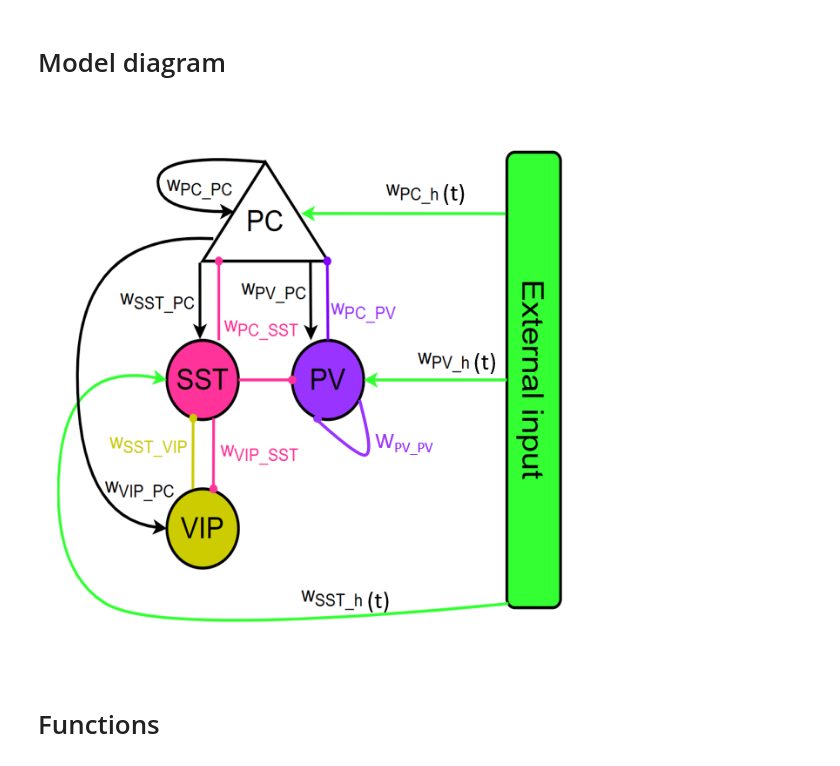
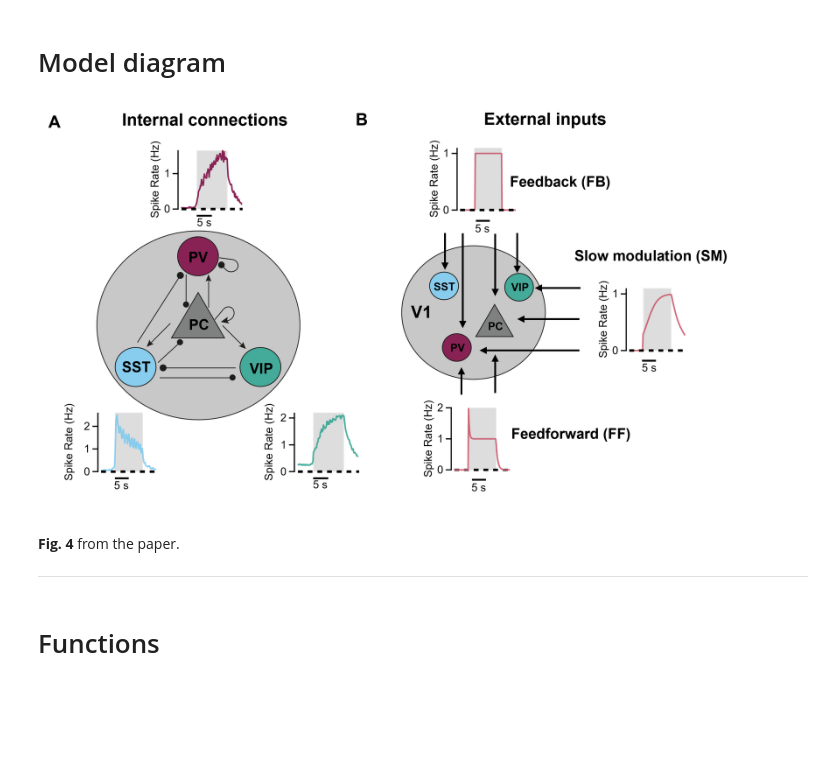
Before and after one commit to lagnadoLab/CortexModel, a Jupyter notebook: Naive_opto_tails_prev_FBall_FBnotail_weightScalingTestTest.ipynb, the cells around one changed output. Saved outputs shown, nothing was run; the diff lists cells and outputs as text; code cells hidden in the pictures; blank space fills up the shorter version.

```diff
--- a/Naive_opto_tails_prev_FBall_FBnotail_weightScalingTestTest.ipynb
+++ b/Naive_opto_tails_prev_FBall_FBnotail_weightScalingTestTest.ipynb
@@ -29,6 +17,6 @@ Wall time: 0 ns
 # %% [markdown]
 # Model diagram
 # %%
-display.Image(r'Model_diagram.png')
+display.Image(filename=r'Model_diagram.png', width=700, height=1000)
 # %% [output]
-[figure, old version]
+[figure, new version]
@@ -37,2 +23,5 @@ display.Image(r'Model_diagram.png')
+# %% [markdown]
+<p><strong>Fig. 4</strong> from the paper.</p>
+<hr>
 # %% [markdown]
 # Functions
```
Also changed, not shown: parts of 120 cells of this notebook.
